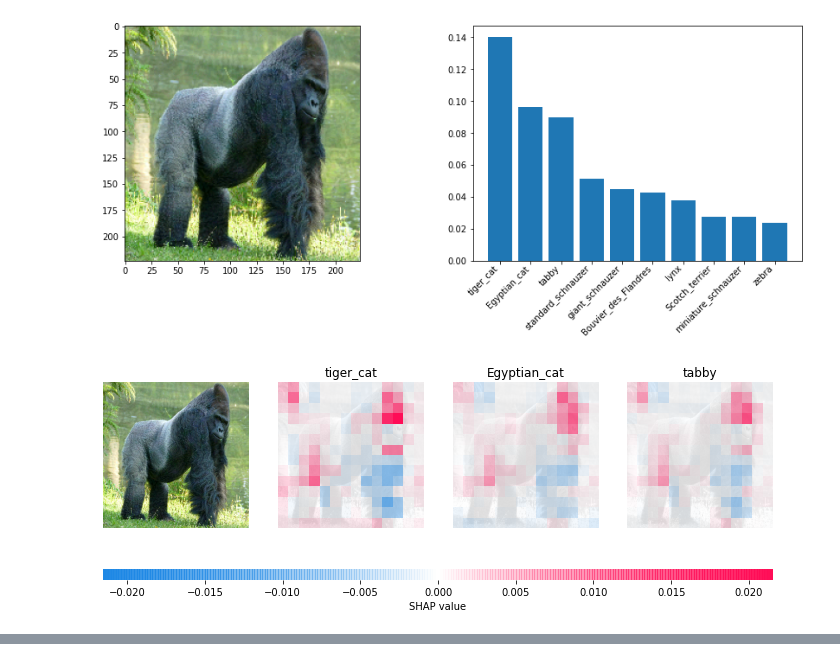
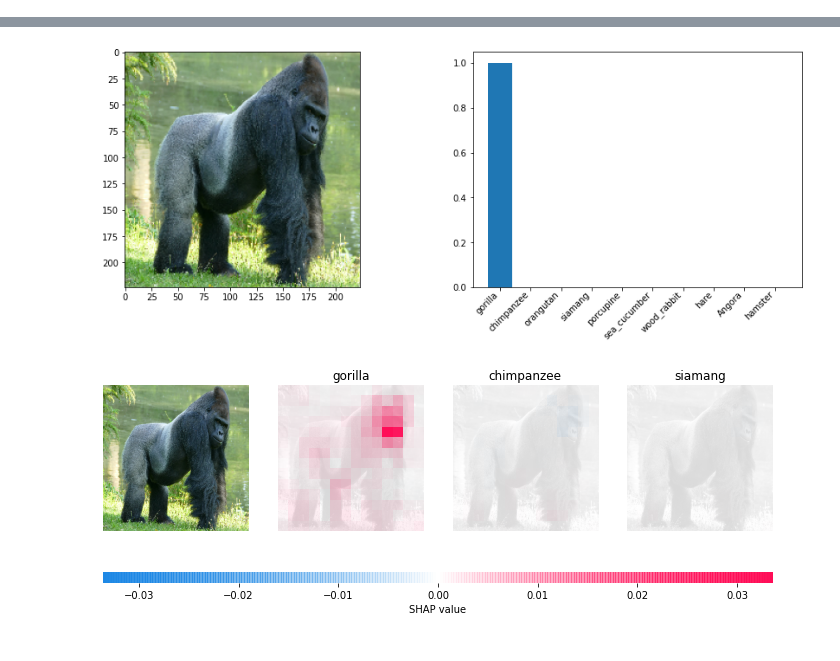
Before and after one commit to SAAF-16/Explainable_AI-Bachelor_Thesis, a Jupyter notebook: Adversarial_Attacks/attacks.ipynb, the cells around one changed output, grey strips where cells are left out. Saved outputs shown, nothing was run; the diff lists cells and outputs as text; code cells hidden in the pictures.

```diff
--- a/Adversarial_Attacks/attacks.ipynb
+++ b/Adversarial_Attacks/attacks.ipynb
@@ -58,3 +81,13 @@ def tab(img):
+# %%
+#defining method for full plot
+
+def plot_data(img):
+  fig, axes = plt.subplots(nrows=1, ncols=2, figsize=(15,5))
+  axes[0].imshow(img[0]/255)
+  axes[1]=tab(img[0])
+
+  value,index=shap_vals_layer(15,img)
+  shap.image_plot(value,img,np.vectorize(lambda x: class_names[str(x)])(index))
 # %%
 img = tf.keras.preprocessing.image.load_img("image5.jpg", target_size=(224, 224))
 # img = tf.keras.preprocessing.image.load_img("image4.jpg", target_size=(299, 299)) # inceptionv3
@@ -111,10 +108,3 @@ shap.image_plot(value,img_adv,np.vectorize(lambda x: class_names[str(x)])(index)
-# %%
-fig, axes = plt.subplots(nrows=1, ncols=2, figsize=(15,5))
-axes[0].imshow(img_adv2[0]/255)
-axes[1]=tab(img_adv2[0])
-
-value,index=shap_vals_layer(15,img_adv2)
-shap.image_plot(value,img_adv2,np.vectorize(lambda x: class_names[str(x)])(index))
-# %% [output]
-[figure, removed]
-[figure, removed]
+# %%
+plot_data(img)
+# %% [output]
@@ -120,0 +113,2 @@ shap.image_plot(value,img_adv2,np.vectorize(lambda x: class_names[str(x)])(index
+[figure, added]
+[figure, added]
```
Also changed, not shown: parts of 12 cells of this notebook.
